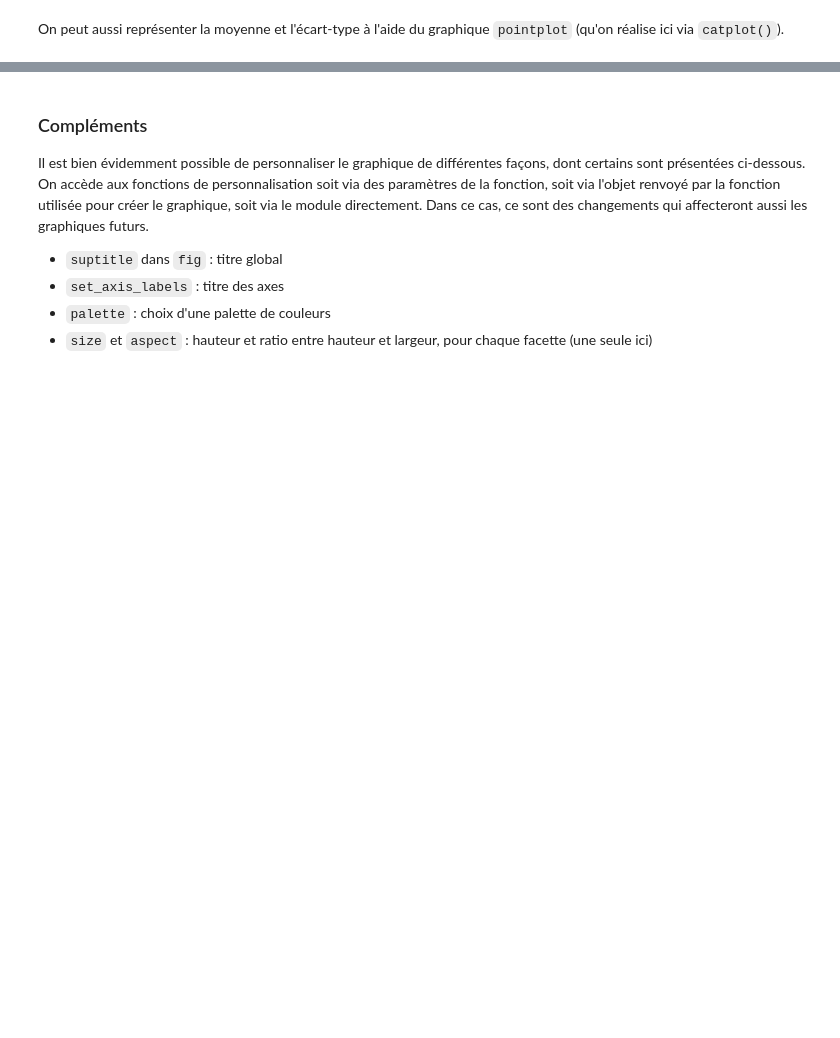
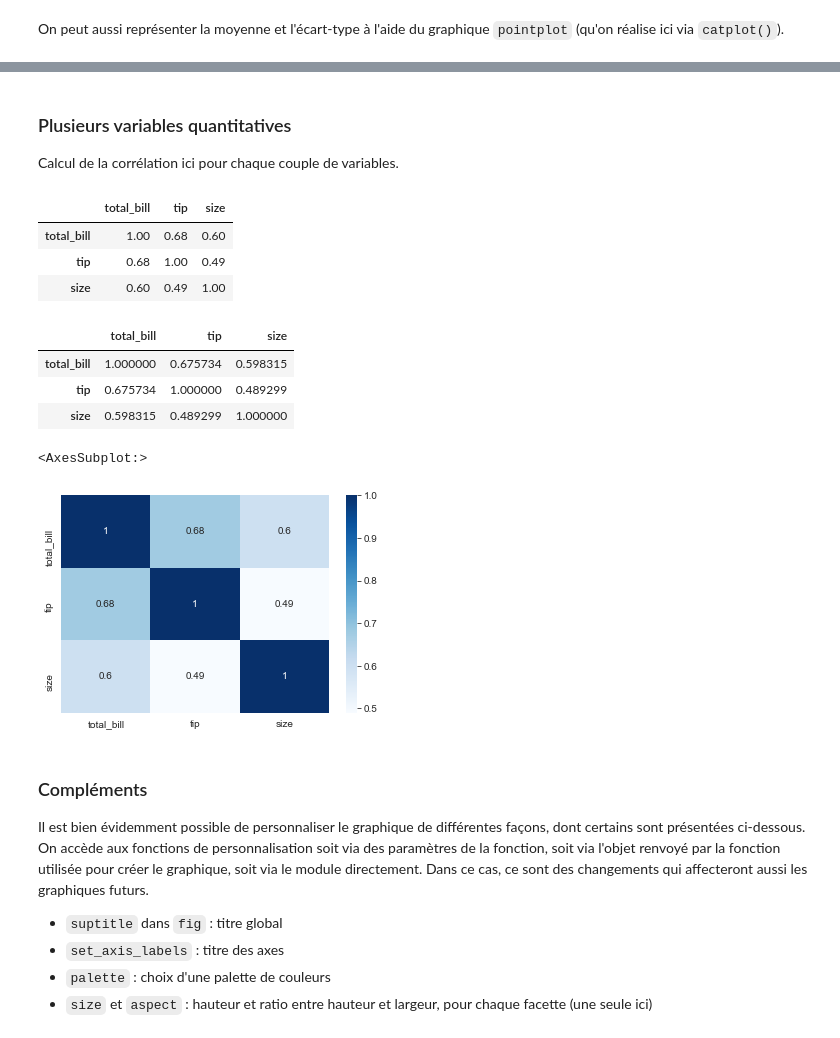
Before and after one commit to fxjollois/cours-2021-2022, a Jupyter notebook: lp-iot--python-ds/seance1-intro.ipynb, the cells around one changed output, grey strips where cells are left out. Drawn from its saved outputs; the diff is of its cells as text; code cells hidden in the pictures; blank space fills up the shorter version.

```diff
--- a/lp-iot--python-ds/seance1-intro.ipynb
+++ b/lp-iot--python-ds/seance1-intro.ipynb
@@ -683,3 +683,27 @@ seaborn.catplot(data = tips, x = "sex", y = "total_bill", kind = "point", join =
+# %% [markdown]
+### Plusieurs variables quantitatives
+
+Calcul de la corrélation ici pour chaque couple de variables.
+# %%
+d = tips.filter(["total_bill", "tip", "size"]).corr()
+d.round(2)
+# %% [output]
+|  | total_bill | tip | size |
+| total_bill | 1.00 | 0.68 | 0.60 |
+| tip | 0.68 | 1.00 | 0.49 |
+| size | 0.60 | 0.49 | 1.00 |
+# %%
+d.style.background_gradient(cmap = "Blues")
+# %% [output]
+|  | total_bill | tip | size |
+| total_bill | 1.000000 | 0.675734 | 0.598315 |
+| tip | 0.675734 | 1.000000 | 0.489299 |
+| size | 0.598315 | 0.489299 | 1.000000 |
+# %%
+seaborn.heatmap(d, annot = True, cmap = "Blues")
+# %% [output]
+<AxesSubplot:>
+[figure, added]
 # %% [markdown]
 ### Compléments
 
```
Also changed, not shown: parts of 12 cells of this notebook, 41 other files.
